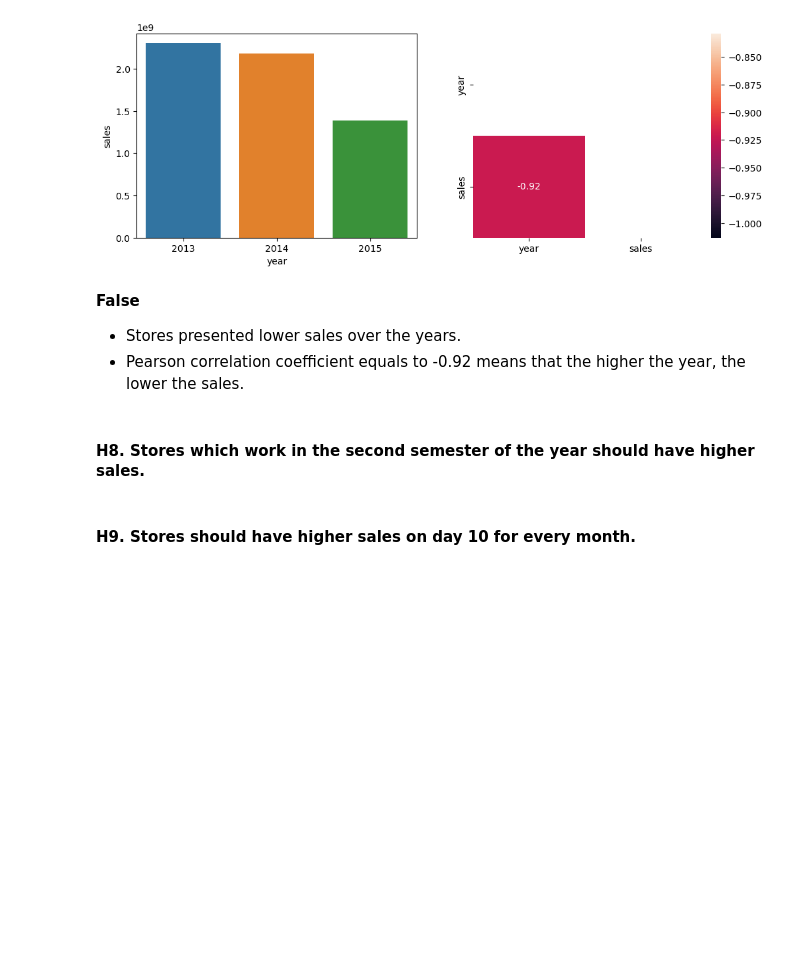
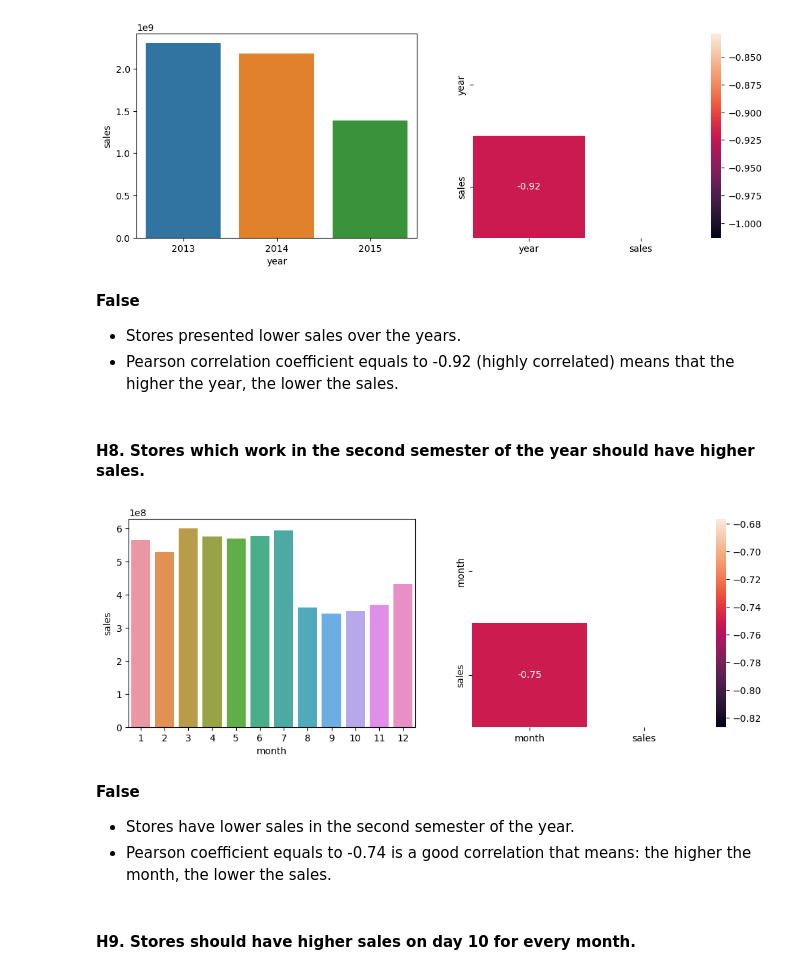
Before and after one commit to lucasquemelli/Rossman_Store_Sales, a Jupyter notebook: rossmann_store_sales.ipynb, the cells around one changed output. Saved outputs shown, nothing was run; the diff lists cells and outputs as text; code cells hidden in the pictures; blank space fills up the shorter version.

```diff
--- a/rossmann_store_sales.ipynb
+++ b/rossmann_store_sales.ipynb
@@ -1271,8 +1271,28 @@ sns.heatmap(aux1.corr(method="pearson"), mask = mask, annot=True);
 **False**
 
 - Stores presented lower sales over the years.
-- Pearson correlation coefficient equals to -0.92 means that the higher the year, the lower the sales.
+- Pearson correlation coefficient equals to -0.92 (highly correlated) means that the higher the year, the lower the sales.
 # %% [markdown]
 #### H8. Stores which work in the second semester of the year should have higher sales.
+# %%
+aux1 = df4[["sales", "month"]].groupby("month").sum().reset_index()
+
+plt.figure(figsize = (12,4))
+
+plt.subplot(1,2,1)
+sns.barplot(x="month", y="sales", data=aux1)
+
+mask = np.zeros_like(aux1.corr(method="pearson"), dtype=bool)
+mask[np.triu_indices_from(mask)] = True
+
+plt.subplot(1,2,2)
+sns.heatmap(aux1.corr(method="pearson"), mask = mask, annot=True);
+# %% [output]
+[figure, added]
+# %% [markdown]
+**False**
+
+- Stores have lower sales in the second semester of the year.
+- Pearson coefficient equals to -0.74 is a good correlation that means: the higher the month, the lower the sales.
 # %% [markdown]
 #### H9. Stores should have higher sales on day 10 for every month.
```
Also changed, not shown: parts of 4 cells of this notebook.
